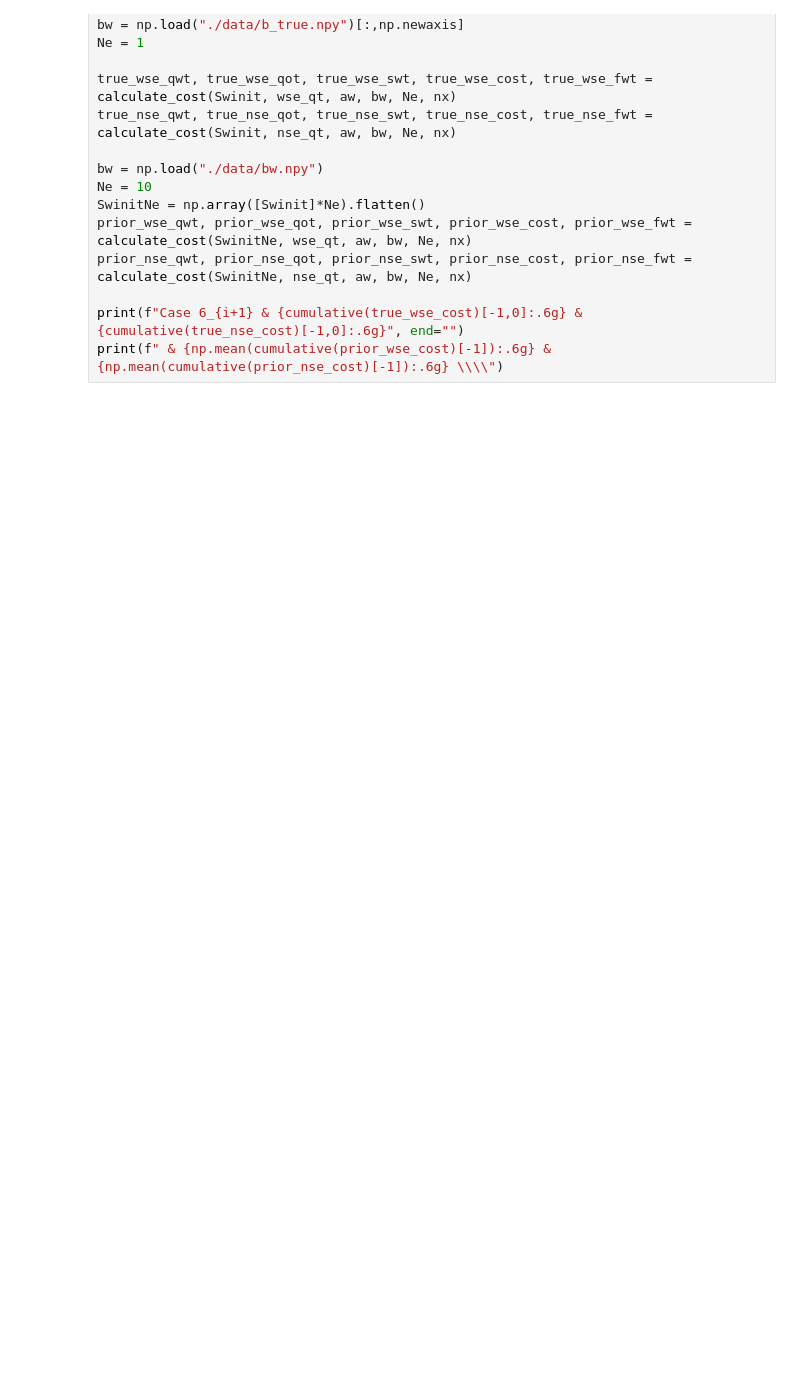
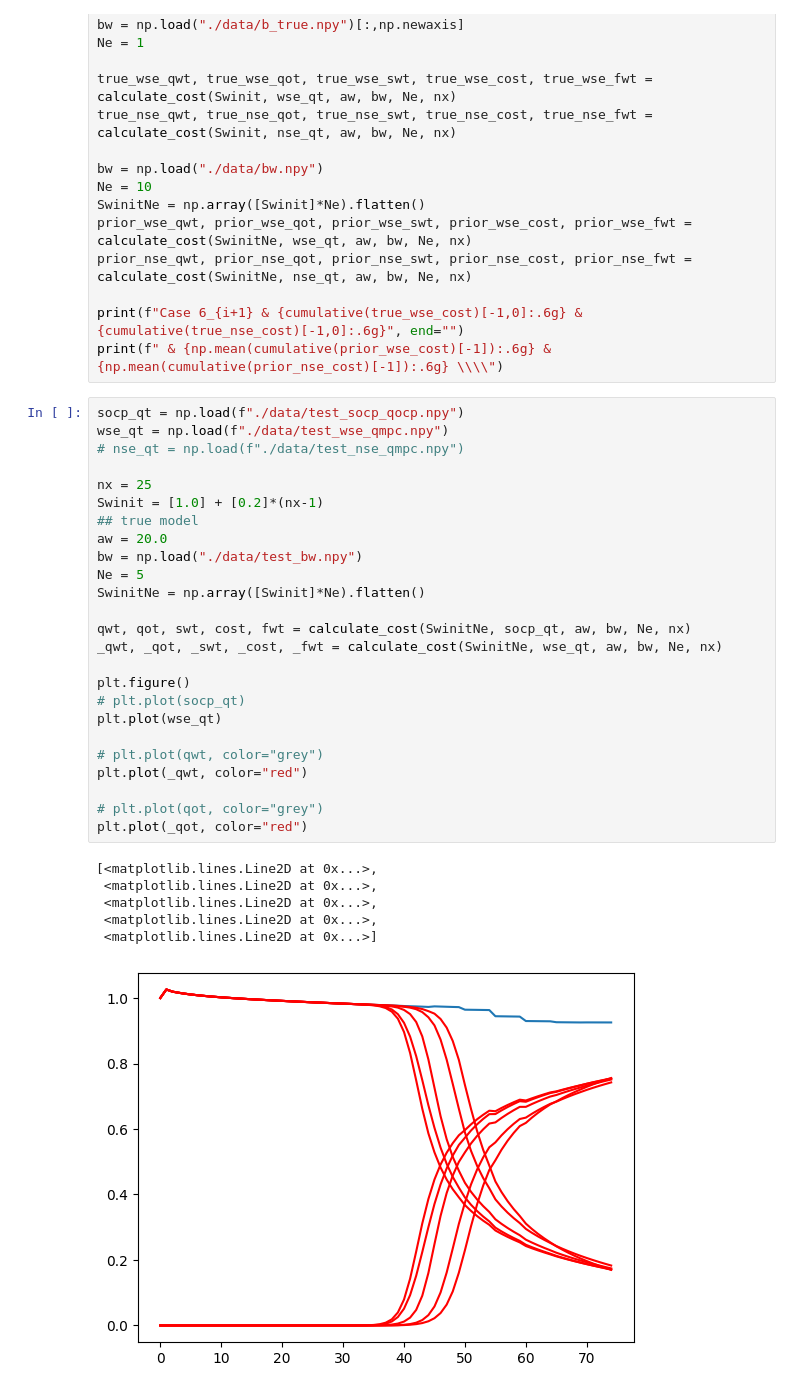
Before and after one commit to iffanh/buckley_leverette, a Jupyter notebook: post_processing.ipynb, the cells around one changed output. Cells and saved outputs as stored; diff of their text form; blank space fills up the shorter version.

```diff
--- a/post_processing.ipynb
+++ b/post_processing.ipynb
@@ -655,3 +795,35 @@ prior_nse_qwt, prior_nse_qot, prior_nse_swt, prior_nse_cost, prior_nse_fwt = cal
 
 print(f"Case 6_{i+1} & {cumulative(true_wse_cost)[-1,0]:.6g} & {cumulative(true_nse_cost)[-1,0]:.6g}", end="")
 print(f" & {np.mean(cumulative(prior_wse_cost)[-1]):.6g} & {np.mean(cumulative(prior_nse_cost)[-1]):.6g} \\\\")
+# %%
+socp_qt = np.load(f"./data/test_socp_qocp.npy")
+wse_qt = np.load(f"./data/test_wse_qmpc.npy")
+# nse_qt = np.load(f"./data/test_nse_qmpc.npy")
+
+nx = 25
+Swinit = [1.0] + [0.2]*(nx-1)
+## true model
+aw = 20.0
+bw = np.load("./data/test_bw.npy")
+Ne = 5
+SwinitNe = np.array([Swinit]*Ne).flatten()
+
+qwt, qot, swt, cost, fwt = calculate_cost(SwinitNe, socp_qt, aw, bw, Ne, nx)
+_qwt, _qot, _swt, _cost, _fwt = calculate_cost(SwinitNe, wse_qt, aw, bw, Ne, nx)
+
+plt.figure()
+# plt.plot(socp_qt)
+plt.plot(wse_qt)
+
+# plt.plot(qwt, color="grey")
+plt.plot(_qwt, color="red")
+
+# plt.plot(qot, color="grey")
+plt.plot(_qot, color="red")
+# %% [output]
+[<matplotlib.lines.Line2D at 0x...>,
+ <matplotlib.lines.Line2D at 0x...>,
+ <matplotlib.lines.Line2D at 0x...>,
+ <matplotlib.lines.Line2D at 0x...>,
+ <matplotlib.lines.Line2D at 0x...>]
+[figure, added]
```
Also changed, not shown: parts of 14 cells of this notebook, 1 other file.
